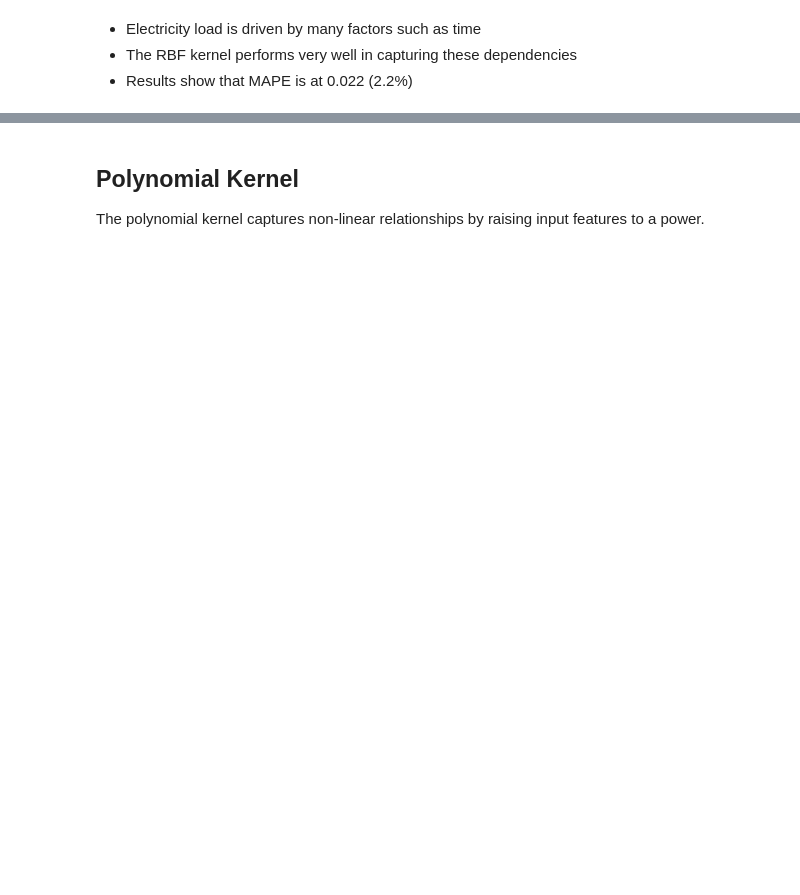
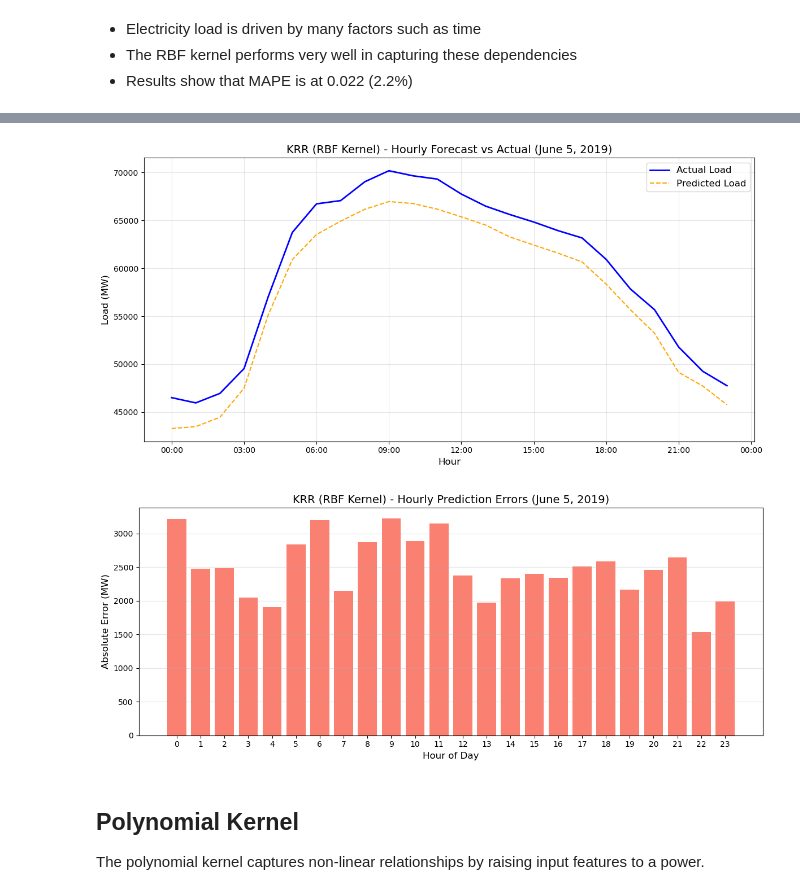
Before and after one commit to 333Rayyan/Electricity-Forecasting, a Jupyter notebook: krr_library.ipynb, the cells around one changed output, grey strips where cells are left out. Drawn from its saved outputs; the diff is of its cells as text; code cells hidden in the pictures; blank space fills up the shorter version.

```diff
--- a/krr_library.ipynb
+++ b/krr_library.ipynb
@@ -204,0 +270,70 @@ Final Test R² Score: 0.9756
+# %%
+# Detailed hourly analysis for June 5th, 2019
+specific_date = '2019-06-05'
+
+# Filter to just June 5th data
+june_5th_data = test_results.loc[specific_date]
+print(f"Number of data points on June 5th: {len(june_5th_data)}")
+
+# Create a DataFrame with hourly results
+hourly_results = pd.DataFrame({
+    'Hour': june_5th_data.index.hour,
+    'Actual Load (MW)': june_5th_data['actual'].values,
+    'Predicted Load (MW)': june_5th_data['predicted'].values
+})
+
+# Calculate hourly errors
+hourly_results['Absolute Error (MW)'] = abs(hourly_results['Actual Load (MW)'] - hourly_results['Predicted Load (MW)'])
+hourly_results['Percentage Error (%)'] = (hourly_results['Absolute Error (MW)'] / hourly_results['Actual Load (MW)']) * 100
+
+# Format to 2 decimal places for better readability
+hourly_results['Actual Load (MW)'] = hourly_results['Actual Load (MW)'].round(2)
+hourly_results['Predicted Load (MW)'] = hourly_results['Predicted Load (MW)'].round(2)
+hourly_results['Absolute Error (MW)'] = hourly_results['Absolute Error (MW)'].round(2)
+hourly_results['Percentage Error (%)'] = hourly_results['Percentage Error (%)'].round(2)
+
+# Display the hourly results as a table
+print(f"\nHourly Results for KRR (RBF Kernel) - June 5, 2019:")
+print(hourly_results.to_string(index=False))
+
+# Calculate summary statistics
+avg_error = hourly_results['Absolute Error (MW)'].mean()
+max_error = hourly_results['Absolute Error (MW)'].max()
+max_error_hour = hourly_results.loc[hourly_results['Absolute Error (MW)'].idxmax(), 'Hour']
+min_error = hourly_results['Absolute Error (MW)'].min()
+min_error_hour = hourly_results.loc[hourly_results['Absolute Error (MW)'].idxmin(), 'Hour']
+
+print(f"\nSummary Statistics for June 5, 2019:")
+print(f"Average Absolute Error: {avg_error:.2f} MW")
+print(f"Maximum Error: {max_error:.2f} MW (Hour {max_error_hour})")
+print(f"Minimum Error: {min_error:.2f} MW (Hour {min_error_hour})")
+
+# Create visualization of hourly actual vs. predicted load
+plt.figure(figsize=(12, 6))
+plt.plot(june_5th_data.index, june_5th_data['actual'], label="Actual Load", color="blue", linewidth=2)
+plt.plot(june_5th_data.index, june_5th_data['predicted'], label="Predicted Load", color="orange", linestyle="dashed")
+
+plt.title(f"KRR (RBF Kernel) - Hourly Forecast vs Actual (June 5, 2019)", fontsize=14)
+plt.xlabel("Hour", fontsize=12)
+plt.ylabel("Load (MW)", fontsize=12)
+
+# Format x-axis to show hours
+plt.gca().xaxis.set_major_formatter(mdates.DateFormatter('%H:%M'))
+plt.xticks(rotation=0)
+
+plt.legend(fontsize=12)
+plt.grid(True, alpha=0.3)
+plt.tight_layout()
+plt.show()
+
+# Visualize hourly errors
+plt.figure(figsize=(12, 5))
+plt.bar(hourly_results['Hour'], hourly_results['Absolute Error (MW)'], color='salmon')
+plt.title(f"KRR (RBF Kernel) - Hourly Prediction Errors (June 5, 2019)", fontsize=14)
+plt.xlabel("Hour of Day", fontsize=12)
+plt.ylabel("Absolute Error (MW)", fontsize=12)
+plt.xticks(range(0, 24))
+plt.grid(axis='y', alpha=0.3)
+plt.tight_layout()
+plt.show()
+# %% [output]
@@ -205,3 +357,5 @@ Final Test R² Score: 0.9756
+[figure, added]
+[figure, added]
 # %% [markdown]
 ## Polynomial Kernel
 
```
Also changed, not shown: parts of 10 cells of this notebook.
